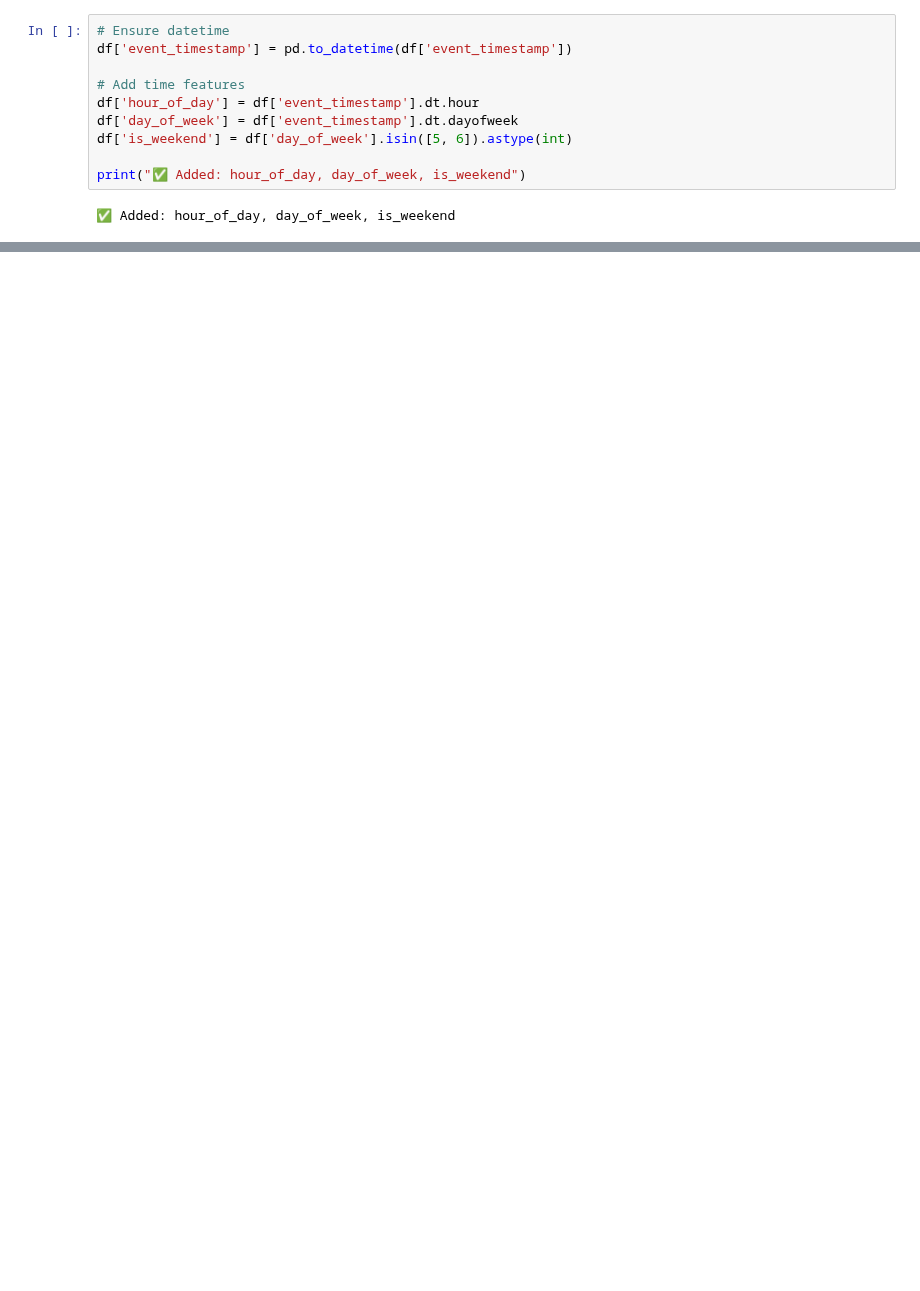
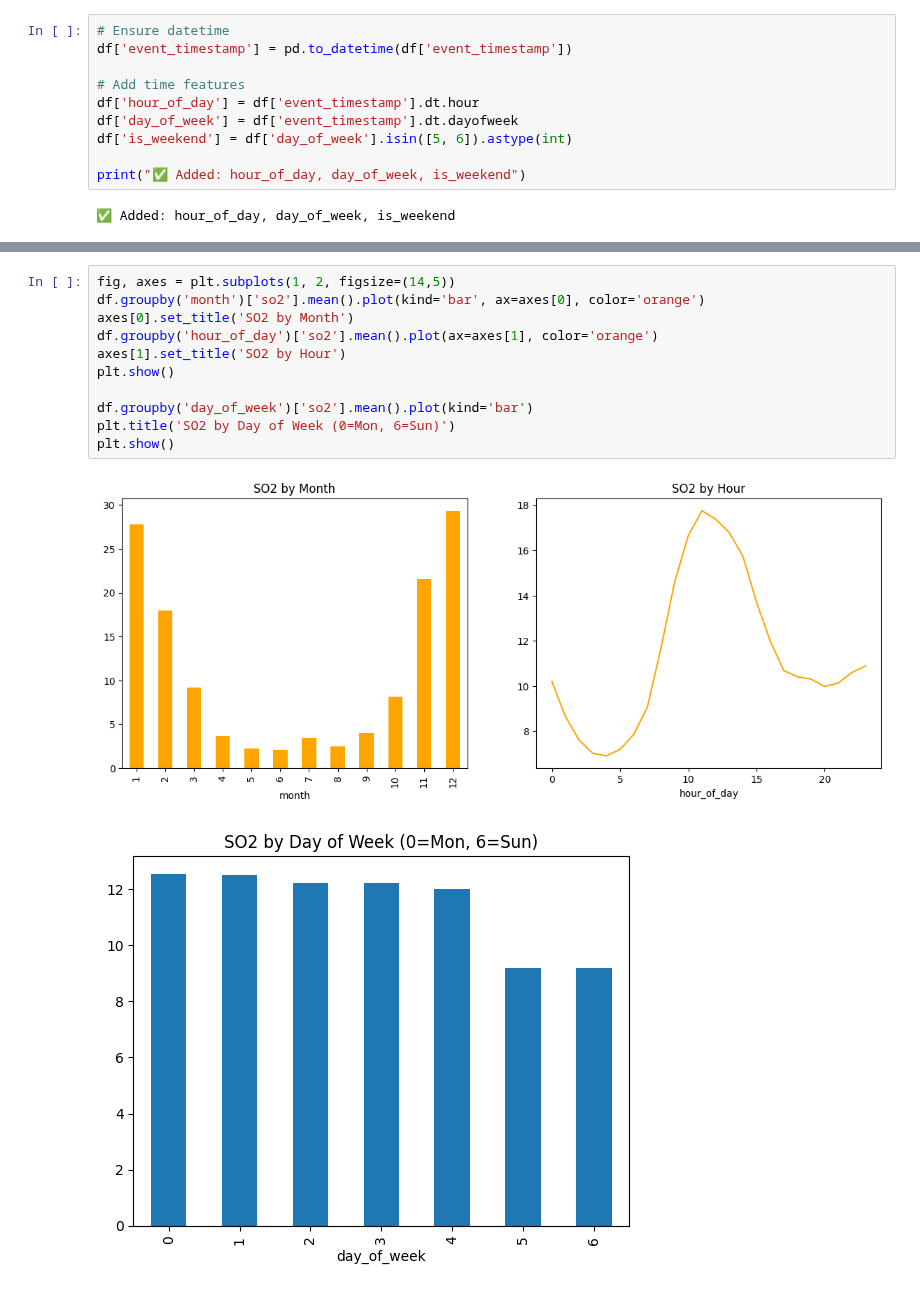
Before and after one commit to Zealox12/pearls-aqi-predictor, a Jupyter notebook: EDA.ipynb, the cells around one changed output, grey strips where cells are left out. Saved outputs shown, nothing was run; the diff lists cells and outputs as text; blank space fills up the shorter version.

```diff
--- a/EDA.ipynb
+++ b/EDA.ipynb
@@ -218,0 +245,14 @@ plt.show()
+# %%
+fig, axes = plt.subplots(1, 2, figsize=(14,5))
+df.groupby('month')['so2'].mean().plot(kind='bar', ax=axes[0], color='orange')
+axes[0].set_title('SO2 by Month')
+df.groupby('hour_of_day')['so2'].mean().plot(ax=axes[1], color='orange')
+axes[1].set_title('SO2 by Hour')
+plt.show()
+
+df.groupby('day_of_week')['so2'].mean().plot(kind='bar')
+plt.title('SO2 by Day of Week (0=Mon, 6=Sun)')
+plt.show()
+# %% [output]
+[figure, added]
+[figure, added]
```
Also changed, not shown: parts of 19 cells of this notebook, 7 other files.
